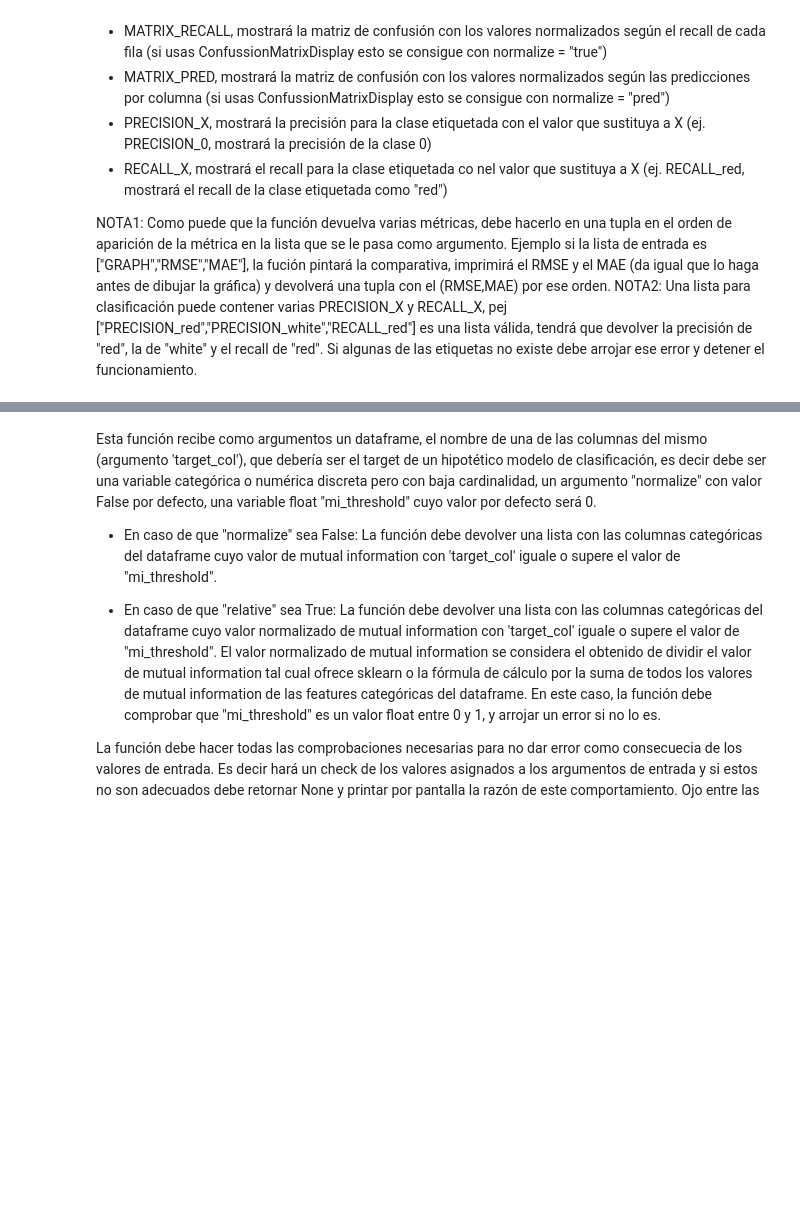
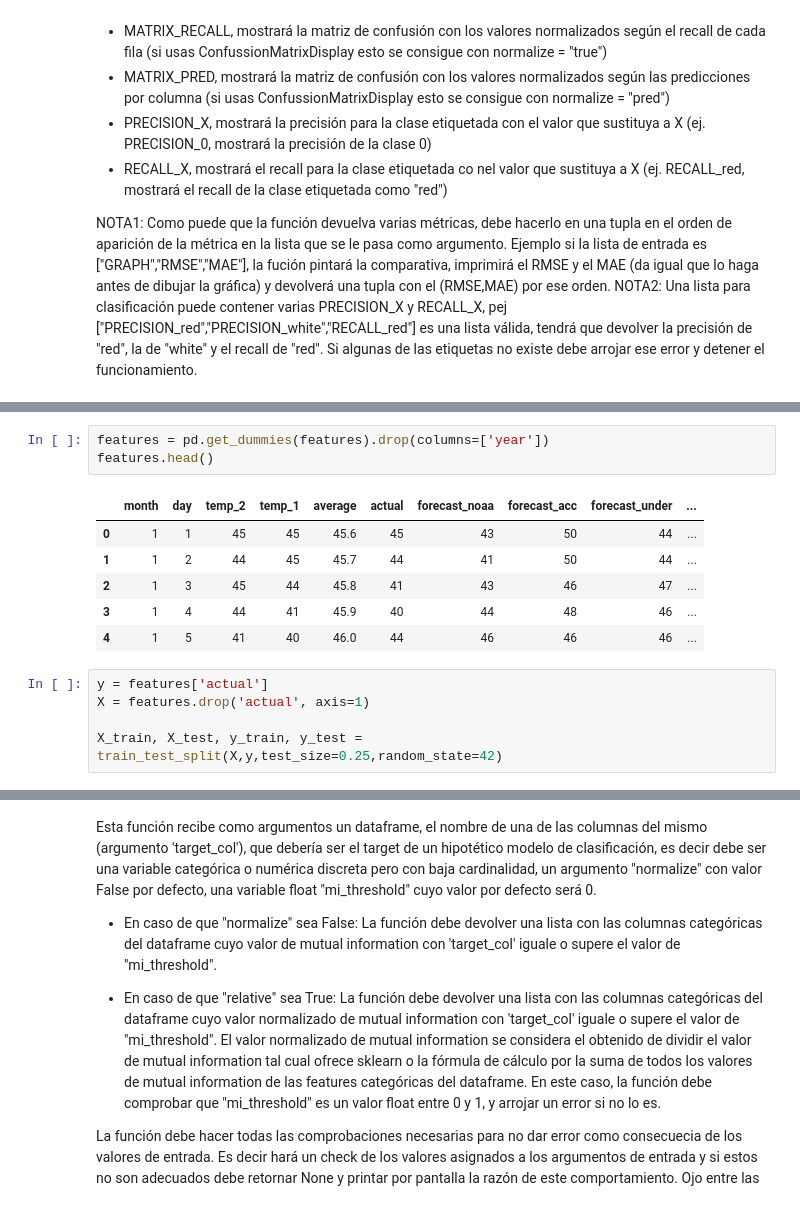
Before and after one commit to jorgegmayorgas/team_challenge_jjj, a Jupyter notebook: Team_Challenge_ToolBox_II.ipynb, the cells around one changed output, grey strips where cells are left out. Saved outputs shown, nothing was run; the diff lists cells and outputs as text; blank space fills up the shorter version.

```diff
--- a/Team_Challenge_ToolBox_II.ipynb
+++ b/Team_Challenge_ToolBox_II.ipynb
@@ -211,0 +102,15 @@ NOTA2: Una lista para clasificación puede contener varias PRECISION_X y RECALL_
+# %%
+features = pd.get_dummies(features).drop(columns=['year'])
+features.head()
+# %% [output]
+|  | month | day | temp_2 | temp_1 | average | actual | forecast_noaa | forecast_acc | forecast_under | ... |
+| 0 | 1 | 1 | 45 | 45 | 45.6 | 45 | 43 | 50 | 44 | ... |
+| 1 | 1 | 2 | 44 | 45 | 45.7 | 44 | 41 | 50 | 44 | ... |
+| 2 | 1 | 3 | 45 | 44 | 45.8 | 41 | 43 | 46 | 47 | ... |
+| 3 | 1 | 4 | 44 | 41 | 45.9 | 40 | 44 | 48 | 46 | ... |
+| 4 | 1 | 5 | 41 | 40 | 46.0 | 44 | 46 | 46 | 46 | ... |
+# %%
+y = features['actual']
+X = features.drop('actual', axis=1)
+
+X_train, X_test, y_train, y_test = train_test_split(X,y,test_size=0.25,random_state=42)
```
Also changed, not shown: parts of 29 cells of this notebook.
